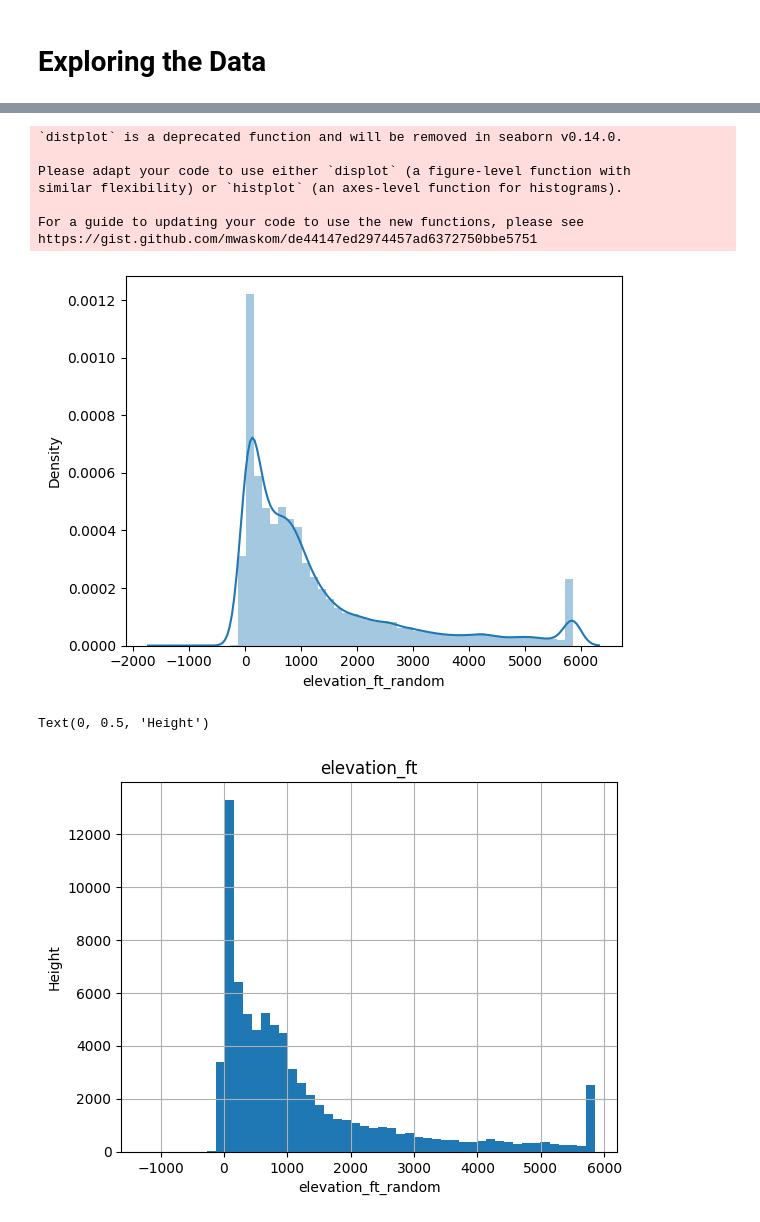
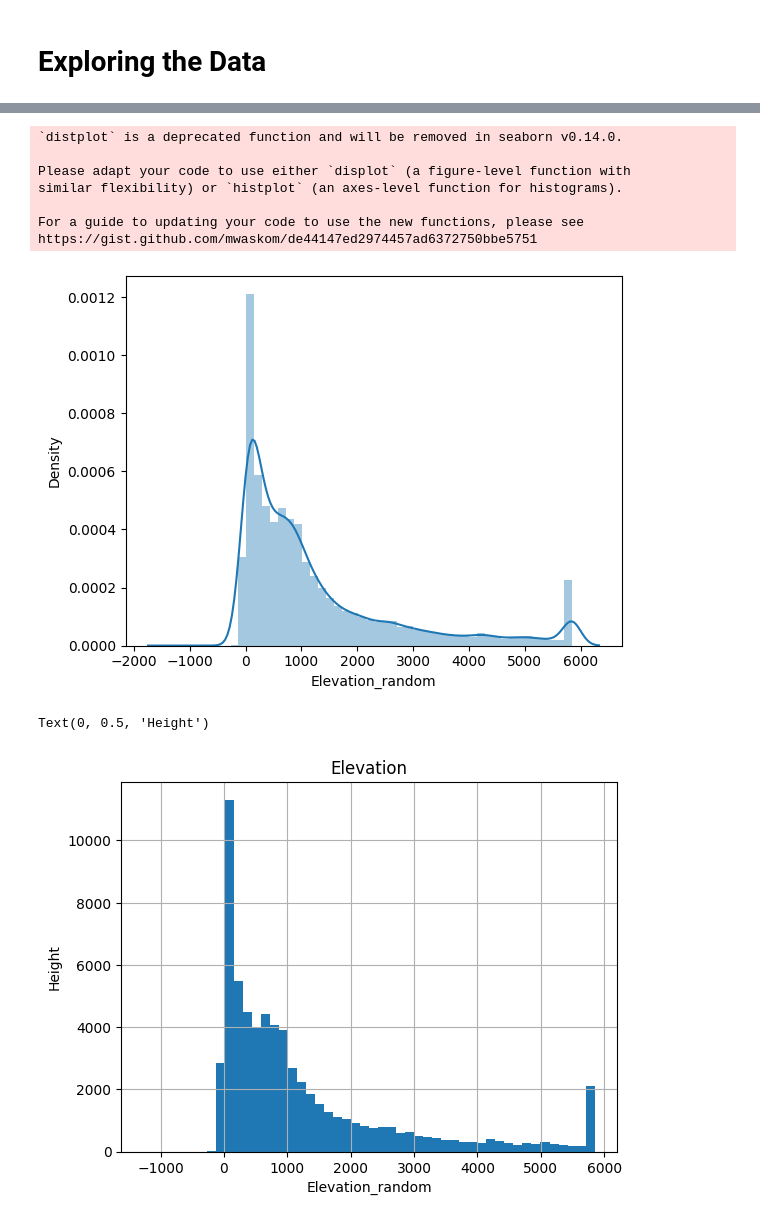
Before and after one commit to shivakumarsanugula/Kaggle, a Jupyter notebook: eda-feature-engineering-of-global-aviation-hub.ipynb, the cells around one changed output, grey strips where cells are left out. Cells and saved outputs as stored; diff of their text form; code cells hidden in the pictures.

```diff
--- a/eda-feature-engineering-of-global-aviation-hub.ipynb
+++ b/eda-feature-engineering-of-global-aviation-hub.ipynb
@@ -41 +50,4 @@ df.rename(columns={'type':'Airport_type'},inplace=True)
+# %%
+# Rename the Columns to Proper Format
+df.rename(columns={'type':'Airport_type','name':'Name','latitude_deg':'Latitude','longitude_deg':'Longitude','elevation_ft':'Elevation','continent':'Continent','iso_country':'Country','iso_region':'Region','municipality':'Municipality','scheduled_service':'Scheduled_service','gps_code':'Gps_code'},inplace=True)
 # %%
@@ -353,0 +215,3 @@ data
+# %%
+# Replacing NaN values of country column with based on region
+df['Country'] = df['Country'].fillna(df['Region'].str.slice(0,2))
@@ -353,0 +248,2 @@ data
+# %%
+df.drop(df[df['Airport_type'] =='closed'].index,inplace=True)
@@ -565,3 +584,3 @@ data.loc[data['elevation_ft_random']>5850].shape
 # %%
-data.loc[data['elevation_ft_random']>5850,'elevation_ft_random'] = 5850
+data.loc[data['Elevation_random']>5850,'Elevation_random'] = 5850
 # %%
@@ -572,5 +591,5 @@ data.boxplot(column='elevation_ft_random')
 # %%
-sns.distplot(data['elevation_ft_random'])
+sns.distplot(data['Elevation_random'])
 plt.show()
 # %% [output]
 `distplot` is a deprecated function and will be removed in seaborn v0.14.0.
@@ -580,12 +599,12 @@ similar flexibility) or `histplot` (an axes-level function for histograms).
 
 For a guide to updating your code to use the new functions, please see
 https://gist.github.com/mwaskom/de44147ed2974457ad6372750bbe5751
-[figure, old version]
+[figure, new version]
 # %%
-figure = data.elevation_ft_random.hist(bins=50)
-figure.set_title('elevation_ft')
-figure.set_xlabel('elevation_ft_random')
+figure = data.Elevation_random.hist(bins=50)
+figure.set_title('Elevation')
+figure.set_xlabel('Elevation_random')
 figure.set_ylabel('Height')
 # %% [output]
 Text(0, 0.5, 'Height')
-[figure, old version]
+[figure, new version]
```
Also changed, not shown: parts of 83 cells of this notebook.
